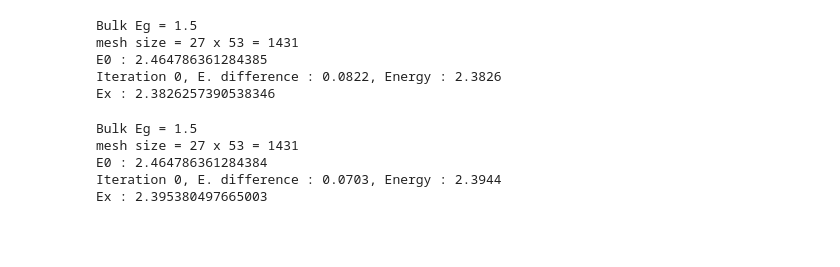
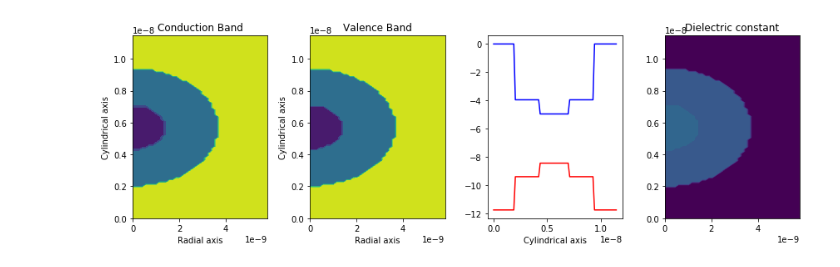
Before and after one commit to pkw0818/QD-energy, a Jupyter notebook: 190913 Type-II QDs.ipynb, the cells around one changed output. Cells and saved outputs as stored; diff of their text form; code cells hidden in the pictures; blank space fills up the shorter version.

```diff
--- a/190913 Type-II QDs.ipynb
+++ b/190913 Type-II QDs.ipynb
@@ -28,12 +25,12 @@ dr = 1.45e-10
 dz = 1.45e-10
 #field = -400
 # %%
-a = Builder(dr,dz)
-a.QD(['ZnSe','CdS'], [3.4e-9, 3e-9])
+a = QD.Builder(dr,dz)
+a.sphere(materials, radius)
 a.matrix()
-b = Solver()
+b = QD.Solver()
 b.solve(a)
-b.self_consistency(a, 20, charges = 'exciton', image_charge = Fal)
+b.self_consistency(a, 20, charges = 'exciton', image_charge = False)
 b.overlap_integral(a)
 #1240/b.energy
 # %% [output]
@@ -49,25 +41,0 @@ dz*28
-# %%
-core_radi = dr * np.arange(4, 21, 3)
-shell = dr * np.arange(0, 28, 3)
-
-wvl_data = np.zeros((len(core_radi), len(shell)))
-OI_data = np.zeros((len(core_radi), len(shell)))
-for i, val1 in enumerate(core_radi):
-    for j, val2 in enumerate(shell):
-        print (val1, val2)
-        a = Builder(dr,dz)
-        a.QD(materials1, [val1+val2, val1])
-        a.matrix()
-        b = Solver()
-        b.solve(a)
-        eo = b.energy.copy()
-        b.self_consistency(a, 20, charges = 'exciton', image_charge = True)
-        ex = b.energy.copy()
-        #print ('Exx : {}'.format(b1.energy))
-        print ('E0 : {}, Ex : {}'.format(eo, b.energy))
-        wvl_data[i,j] = 1240/ex
-        OI_data[i,j] = b.overlap_integral(a)
-
-        del a, b
-
-        #exx1 = b1.energy
@@ -123,42 +42,6 @@ E0 : 2.4647863612843826
-# %%
-a1 = Builder(dr,dz)
-a1.QD(materials1, radius1)
-a1.matrix()
-b1 = Solver()
-b1.solve(a1)
-eo1 = b1.energy
-print ('E0 : {}'.format(b1.energy))
-b1.self_consistency(a1, 10, delta1 = 0.1, delta2 = 0.2, charges = 'hole', image_charge = True)
-print ('Ex : {}'.format(b1.energy))
-#ex1 = b1.energy
-#b1.self_consistency(a1, 20, charges = 'biexciton', image_charge = True)
-#print ('Exx : {}'.format(b1.energy))
-#exx1 = b1.energy
-# %% [output]
-Bulk Eg = 1.5
-mesh size = 27 x 53 = 1431
-E0 : 2.464786361284385
-Iteration 0, E. difference : 0.0822, Energy : 2.3826
-Ex : 2.3826257390538346
-# %%
-a2 = Builder(dr,dz)
-a2.QD(materials1, radius1)
-a2.matrix()
-b2 = Solver()
-b2.solve(a2)
-eo2 = b2.energy
-print ('E0 : {}'.format(b2.energy))
-b2.self_consistency(a2, 10, delta1 = 0.1, delta2 = 0.2, charges = 'two holes', image_charge = True)
-print ('Ex : {}'.format(b2.energy))
-#ex1 = b1.energy
-#b1.self_consistency(a1, 20, charges = 'biexciton', image_charge = True)
-#print ('Exx : {}'.format(b1.energy))
-#exx1 = b1.energy
-# %% [output]
-Bulk Eg = 1.5
-mesh size = 27 x 53 = 1431
-E0 : 2.464786361284384
-Iteration 0, E. difference : 0.0703, Energy : 2.3944
-Ex : 2.395380497665003
+# %%
+a.plot_energy_band()
+# %% [output]
+[figure, added]
 # %%
 b.plot(a)
```
Also changed, not shown: parts of 13 cells of this notebook.
